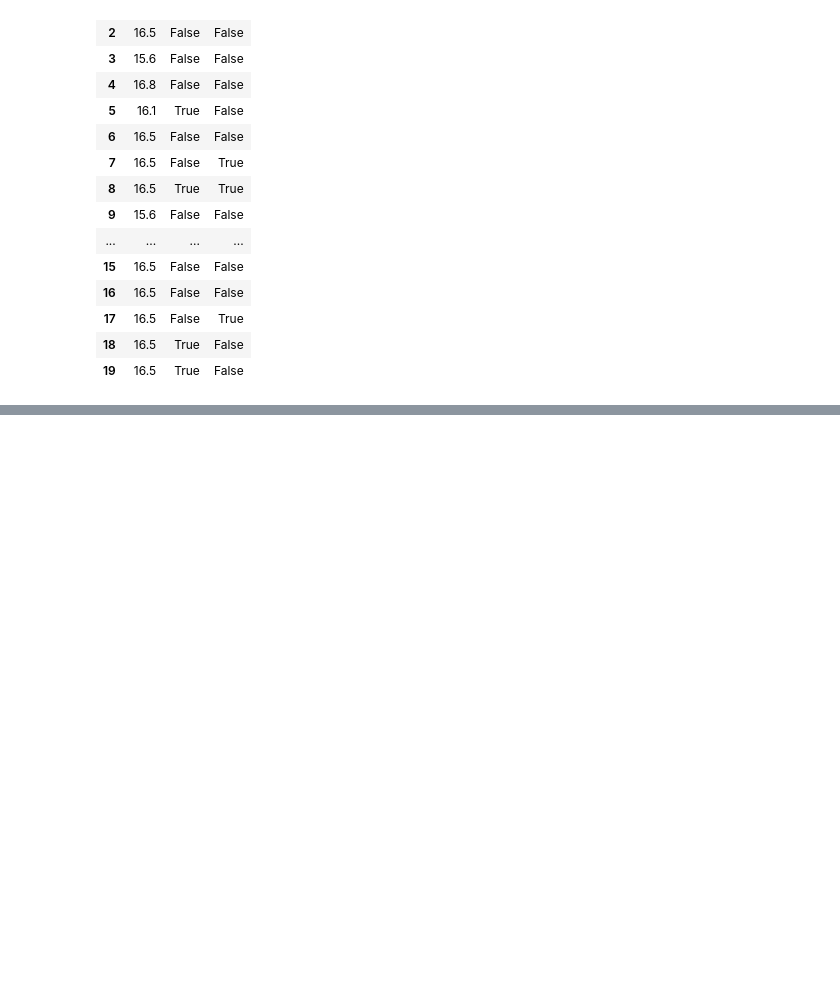
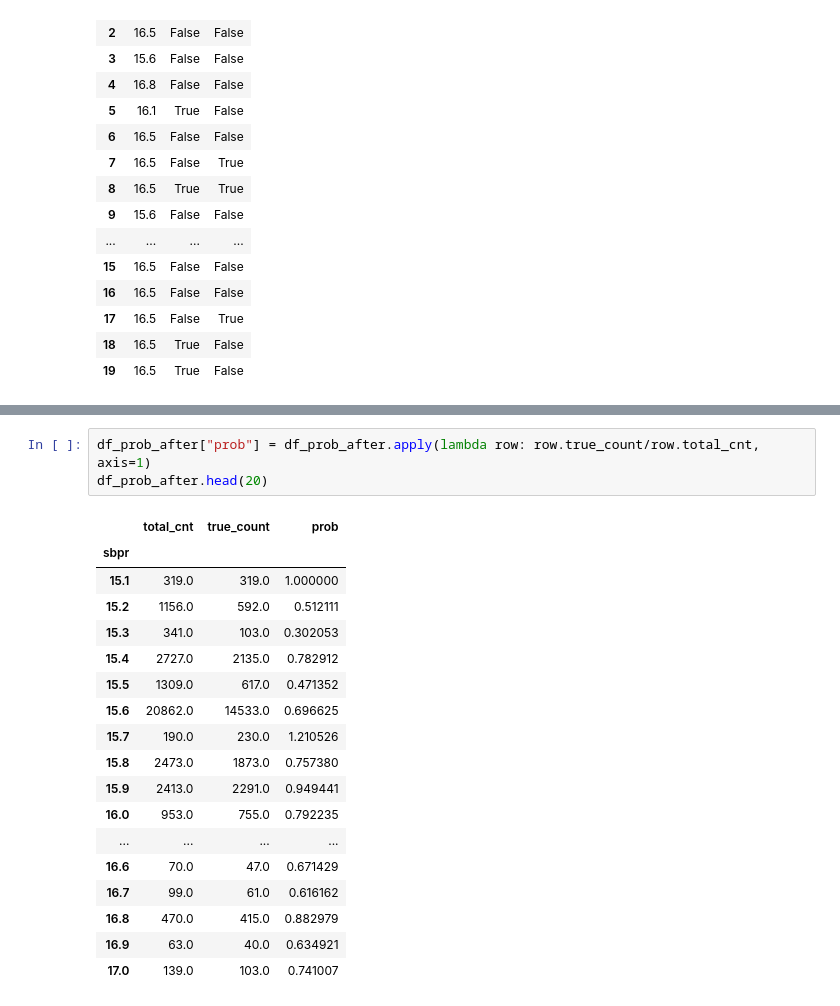
Before and after one commit to ltevlin/Origin, a Jupyter notebook: Presentation_15.ipynb, the cells around one changed output, grey strips where cells are left out. Drawn from its saved outputs; the diff is of its cells as text; blank space fills up the shorter version.

```diff
--- a/Presentation_15.ipynb
+++ b/Presentation_15.ipynb
@@ -1216,0 +1262,22 @@ df_matters.head(20)
+# %%
+df_prob_after["prob"] = df_prob_after.apply(lambda row: row.true_count/row.total_cnt, axis=1)
+df_prob_after.head(20)
+# %% [output]
+|  | total_cnt | true_count | prob |
+| sbpr |  |  |  |
+| 15.1 | 319.0 | 319.0 | 1.000000 |
+| 15.2 | 1156.0 | 592.0 | 0.512111 |
+| 15.3 | 341.0 | 103.0 | 0.302053 |
+| 15.4 | 2727.0 | 2135.0 | 0.782912 |
+| 15.5 | 1309.0 | 617.0 | 0.471352 |
+| 15.6 | 20862.0 | 14533.0 | 0.696625 |
+| 15.7 | 190.0 | 230.0 | 1.210526 |
+| 15.8 | 2473.0 | 1873.0 | 0.757380 |
+| 15.9 | 2413.0 | 2291.0 | 0.949441 |
+| 16.0 | 953.0 | 755.0 | 0.792235 |
+| ... | ... | ... | ... |
+| 16.6 | 70.0 | 47.0 | 0.671429 |
+| 16.7 | 99.0 | 61.0 | 0.616162 |
+| 16.8 | 470.0 | 415.0 | 0.882979 |
+| 16.9 | 63.0 | 40.0 | 0.634921 |
+| 17.0 | 139.0 | 103.0 | 0.741007 |
```
Also changed, not shown: parts of 7 cells of this notebook.
